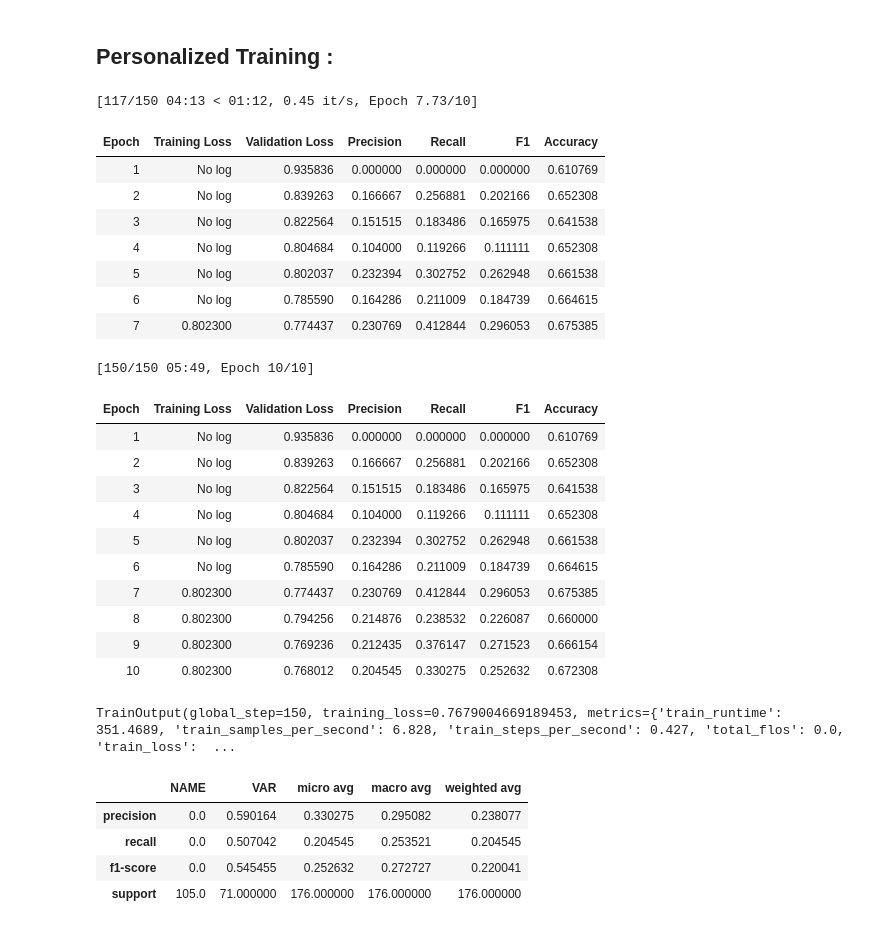
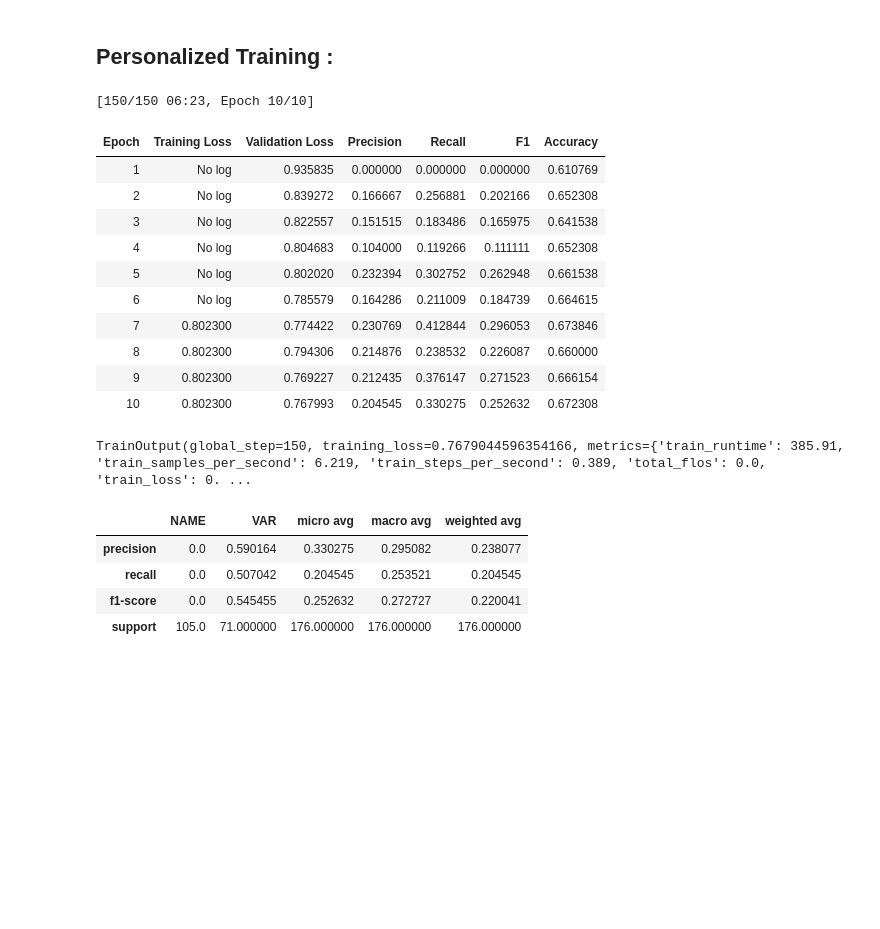
Before and after one commit to taissirboukrouba/Structured-Information-Retrieval-with-LLMs, a Jupyter notebook: notebooks/modelling.ipynb, the cells around one changed output. Saved outputs shown, nothing was run; the diff lists cells and outputs as text; code cells hidden in the pictures; blank space fills up the shorter version.

```diff
--- a/notebooks/modelling.ipynb
+++ b/notebooks/modelling.ipynb
@@ -1035,7 +1046,7 @@ label_list = list(label2id.keys())
 # defining arguments
 save_directory = "./transformer-scratch-1"
 lr = 2e-5
-epochs = 20
+epochs = 10
 steps = 100
 wd = 0.01
 log_st = 100
@@ -1055,40 +1066,31 @@ training_args = TrainingArguments(
     save_strategy="epoch",
     load_best_model_at_end=True,
     push_to_hub=True,)
-# %% [output]
-[117/150 04:13 < 01:12, 0.45 it/s, Epoch 7.73/10]
-| Epoch | Training Loss | Validation Loss | Precision | Recall | F1 | Accuracy |
-| 1 | No log | 0.935836 | 0.000000 | 0.000000 | 0.000000 | 0.610769 |
-| 2 | No log | 0.839263 | 0.166667 | 0.256881 | 0.202166 | 0.652308 |
-| 3 | No log | 0.822564 | 0.151515 | 0.183486 | 0.165975 | 0.641538 |
-| 4 | No log | 0.804684 | 0.104000 | 0.119266 | 0.111111 | 0.652308 |
-| 5 | No log | 0.802037 | 0.232394 | 0.302752 | 0.262948 | 0.661538 |
-| 6 | No log | 0.785590 | 0.164286 | 0.211009 | 0.184739 | 0.664615 |
-| 7 | 0.802300 | 0.774437 | 0.230769 | 0.412844 | 0.296053 | 0.675385 |
-[150/150 05:49, Epoch 10/10]
-| Epoch | Training Loss | Validation Loss | Precision | Recall | F1 | Accuracy |
-| 1 | No log | 0.935836 | 0.000000 | 0.000000 | 0.000000 | 0.610769 |
-| 2 | No log | 0.839263 | 0.166667 | 0.256881 | 0.202166 | 0.652308 |
-| 3 | No log | 0.822564 | 0.151515 | 0.183486 | 0.165975 | 0.641538 |
-| 4 | No log | 0.804684 | 0.104000 | 0.119266 | 0.111111 | 0.652308 |
-| 5 | No log | 0.802037 | 0.232394 | 0.302752 | 0.262948 | 0.661538 |
-| 6 | No log | 0.785590 | 0.164286 | 0.211009 | 0.184739 | 0.664615 |
-| 7 | 0.802300 | 0.774437 | 0.230769 | 0.412844 | 0.296053 | 0.675385 |
-| 8 | 0.802300 | 0.794256 | 0.214876 | 0.238532 | 0.226087 | 0.660000 |
-| 9 | 0.802300 | 0.769236 | 0.212435 | 0.376147 | 0.271523 | 0.666154 |
-| 10 | 0.802300 | 0.768012 | 0.204545 | 0.330275 | 0.252632 | 0.672308 |
-TrainOutput(global_step=150, training_loss=0.7679004669189453, metrics={'train_runtime': 351.4689, 'train_samples_per_second': 6.828, 'train_steps_per_second': 0.427, 'total_flos': 0.0, 'train_loss':  ...
 # %%
 scratch_trainer = Trainer(
-    model=model_scratch,
+    model=scratch_model,
     args=training_args,
     train_dataset=dataset_dict_scratch["train"],
     eval_dataset=dataset_dict_scratch["validation"],
     tokenizer=tokenizer_scratch,
     compute_metrics=get_metrics)
 
 # Start training
 scratch_trainer.train()
+# %% [output]
+[150/150 06:23, Epoch 10/10]
+| Epoch | Training Loss | Validation Loss | Precision | Recall | F1 | Accuracy |
+| 1 | No log | 0.935835 | 0.000000 | 0.000000 | 0.000000 | 0.610769 |
+| 2 | No log | 0.839272 | 0.166667 | 0.256881 | 0.202166 | 0.652308 |
+| 3 | No log | 0.822557 | 0.151515 | 0.183486 | 0.165975 | 0.641538 |
+| 4 | No log | 0.804683 | 0.104000 | 0.119266 | 0.111111 | 0.652308 |
+| 5 | No log | 0.802020 | 0.232394 | 0.302752 | 0.262948 | 0.661538 |
+| 6 | No log | 0.785579 | 0.164286 | 0.211009 | 0.184739 | 0.664615 |
+| 7 | 0.802300 | 0.774422 | 0.230769 | 0.412844 | 0.296053 | 0.673846 |
+| 8 | 0.802300 | 0.794306 | 0.214876 | 0.238532 | 0.226087 | 0.660000 |
+| 9 | 0.802300 | 0.769227 | 0.212435 | 0.376147 | 0.271523 | 0.666154 |
+| 10 | 0.802300 | 0.767993 | 0.204545 | 0.330275 | 0.252632 | 0.672308 |
+TrainOutput(global_step=150, training_loss=0.7679044596354166, metrics={'train_runtime': 385.91, 'train_samples_per_second': 6.219, 'train_steps_per_second': 0.389, 'total_flos': 0.0, 'train_loss': 0. ...
 # %%
 global true_labels
 global true_predictions
```
Also changed, not shown: parts of 24 cells of this notebook.
